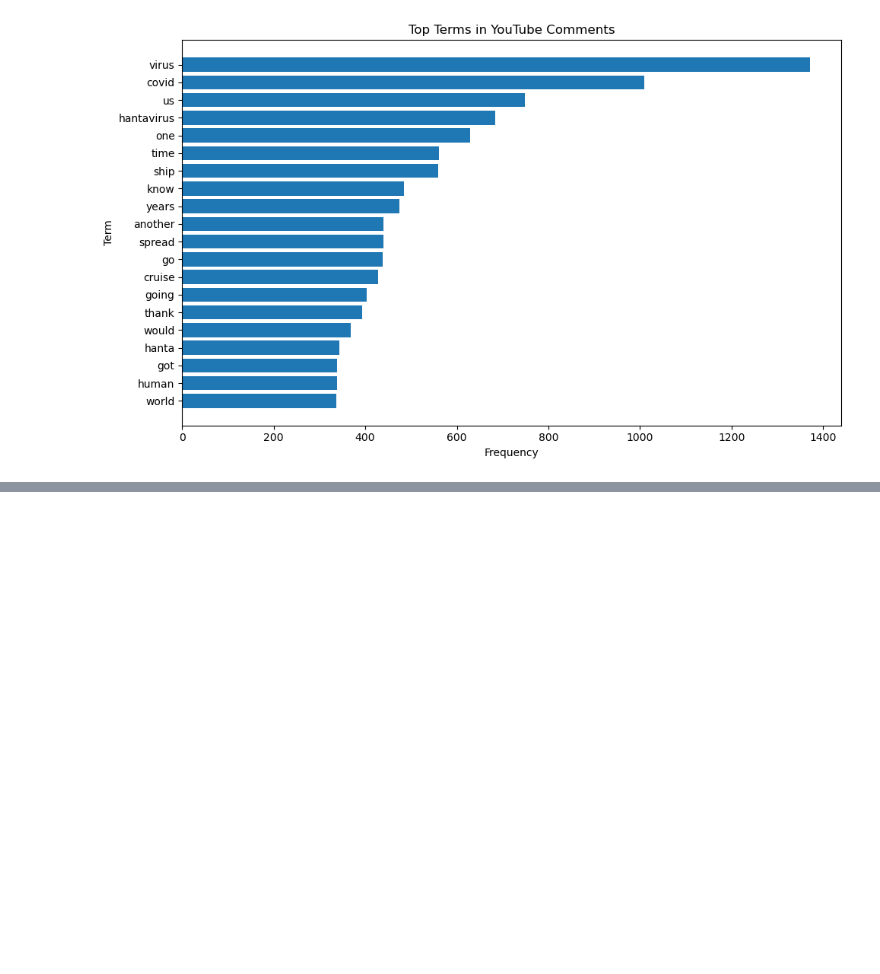
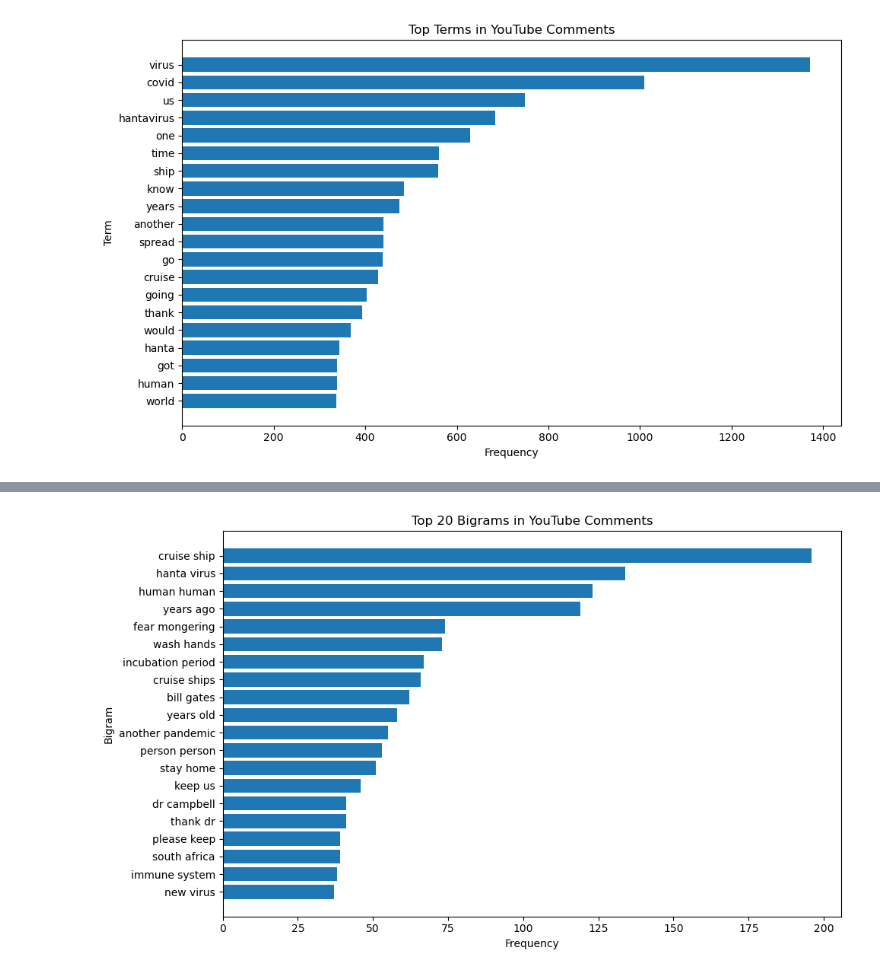
Before and after one commit to BenB51/UGGroup11_SocialMedia_A2, a Jupyter notebook: Youtube_Analysis.ipynb, the cells around one changed output, grey strips where cells are left out. Drawn from its saved outputs; the diff is of its cells as text; code cells hidden in the pictures; blank space fills up the shorter version.

Commit message:
youtube bigram analysis

```diff
--- a/Youtube_Analysis.ipynb
+++ b/Youtube_Analysis.ipynb
@@ -865,0 +868,27 @@ plt.show()
+# %%
+from sklearn.feature_extraction.text import CountVectorizer
+
+# join preprocessed tokens back into strings for vectorizer
+cleaned_comments = english_comments_df["tokens"].apply(lambda tokens: " ".join(tokens))
+
+# create bigram model
+vectorizer = CountVectorizer(
+    ngram_range=(2, 2),
+    min_df=3
+)
+
+# fit and transform comments into bigram counts
+X = vectorizer.fit_transform(cleaned_comments)
+
+# extract bigram terms and counts
+bigrams = vectorizer.get_feature_names_out()
+counts = X.sum(axis=0).A1
+
+# pair bigrams with counts and sort
+bigram_counts = list(zip(bigrams, counts))
+bigram_counts = sorted(bigram_counts, key=lambda x: x[1], reverse=True)
+
+# print top 20 bigrams
+print("Top 20 bigrams in comments:\n")
+for term, count in bigram_counts[:20]:
+    print(f"{term}: {count}")
@@ -865,0 +913,19 @@ plt.show()
+# %%
+# plot top bigrams
+top_bigrams = bigram_counts[:20]
+
+terms = [term for term, count in top_bigrams]
+values = [count for term, count in top_bigrams]
+
+plt.figure(figsize=(10, 6))
+plt.barh(terms, values)
+plt.gca().invert_yaxis()
+
+plt.title("Top 20 Bigrams in YouTube Comments")
+plt.xlabel("Frequency")
+plt.ylabel("Bigram")
+
+plt.tight_layout()
+plt.show()
+# %% [output]
+[figure, added]
```
Also changed, not shown: parts of 2 cells of this notebook.
